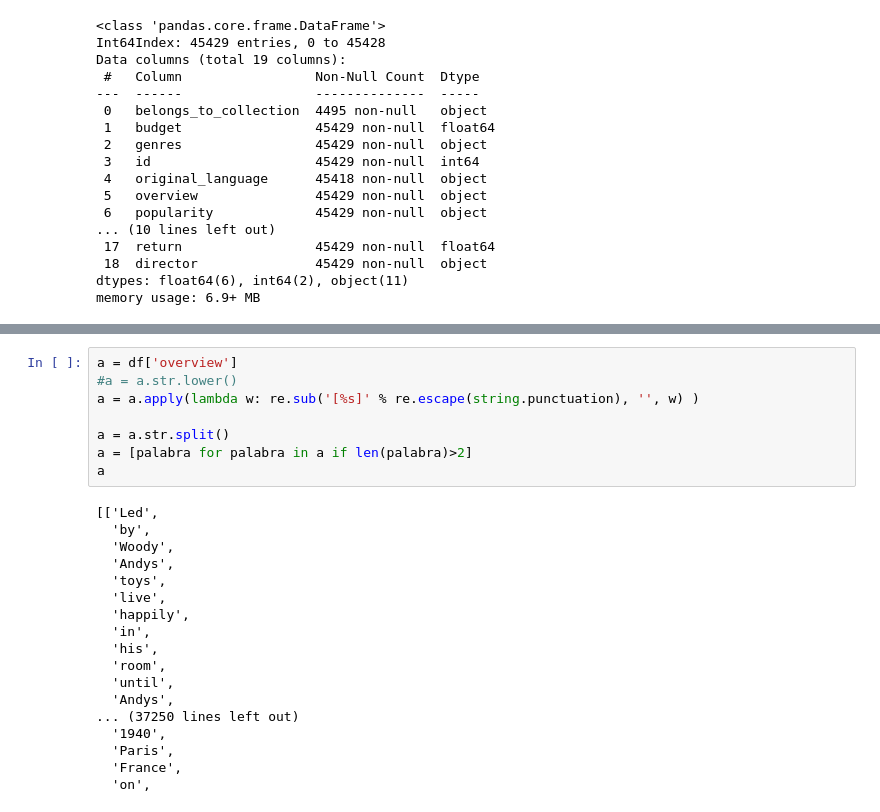
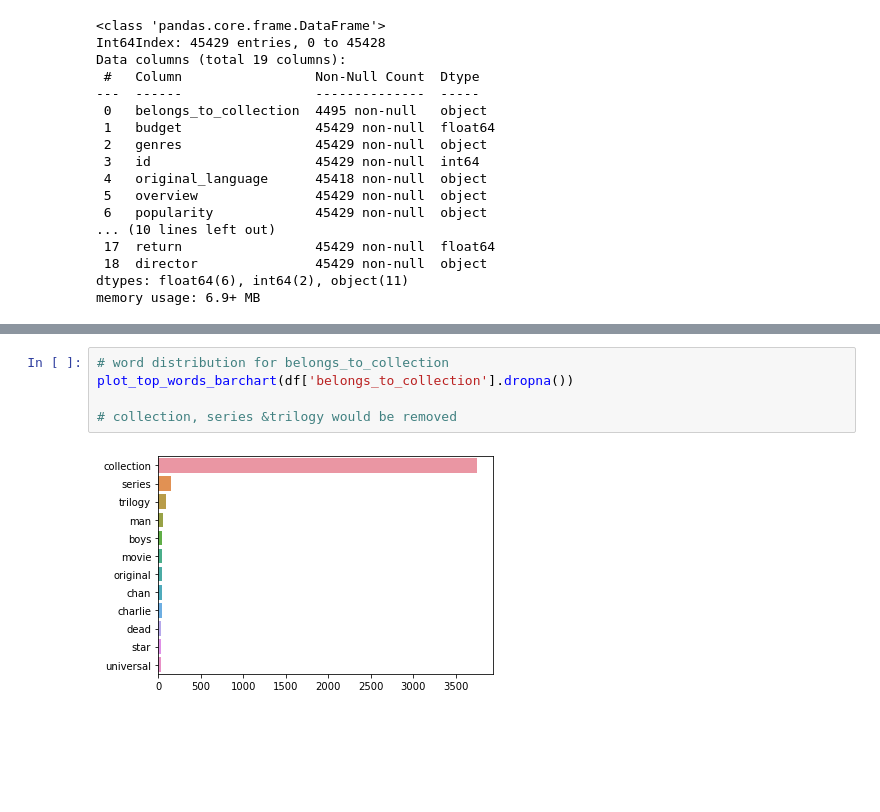
Before and after one commit to flaviobovio/movies, a Jupyter notebook: EDA.ipynb, the cells around one changed output, grey strips where cells are left out. Cells and saved outputs as stored; diff of their text form; blank space fills up the shorter version.

```diff
--- a/EDA.ipynb
+++ b/EDA.ipynb
@@ -93,26 +106,7 @@ plot_top_non_stopwords_barchart(df['belongs_to_collection'].dropna())
-# %%
-a = df['overview']
-#a = a.str.lower()
-a = a.apply(lambda w: re.sub('[%s]' % re.escape(string.punctuation), '', w) )
-
-a = a.str.split()
-a = [palabra for palabra in a if len(palabra)>2]
-a
-# %% [output]
-[['Led',
-  'by',
-  'Woody',
-  'Andys',
-  'toys',
-  'live',
-  'happily',
-  'in',
-  'his',
-  'room',
-  'until',
-  'Andys',
-... (37250 lines left out)
-  '1940',
-  'Paris',
-  'France',
-  'on',
+# %%
+# word distribution for belongs_to_collection
+plot_top_words_barchart(df['belongs_to_collection'].dropna())
+
+# collection, series &trilogy would be removed
+# %% [output]
+[figure, added]
```
Also changed, not shown: parts of 12 cells of this notebook, 16 other files.
